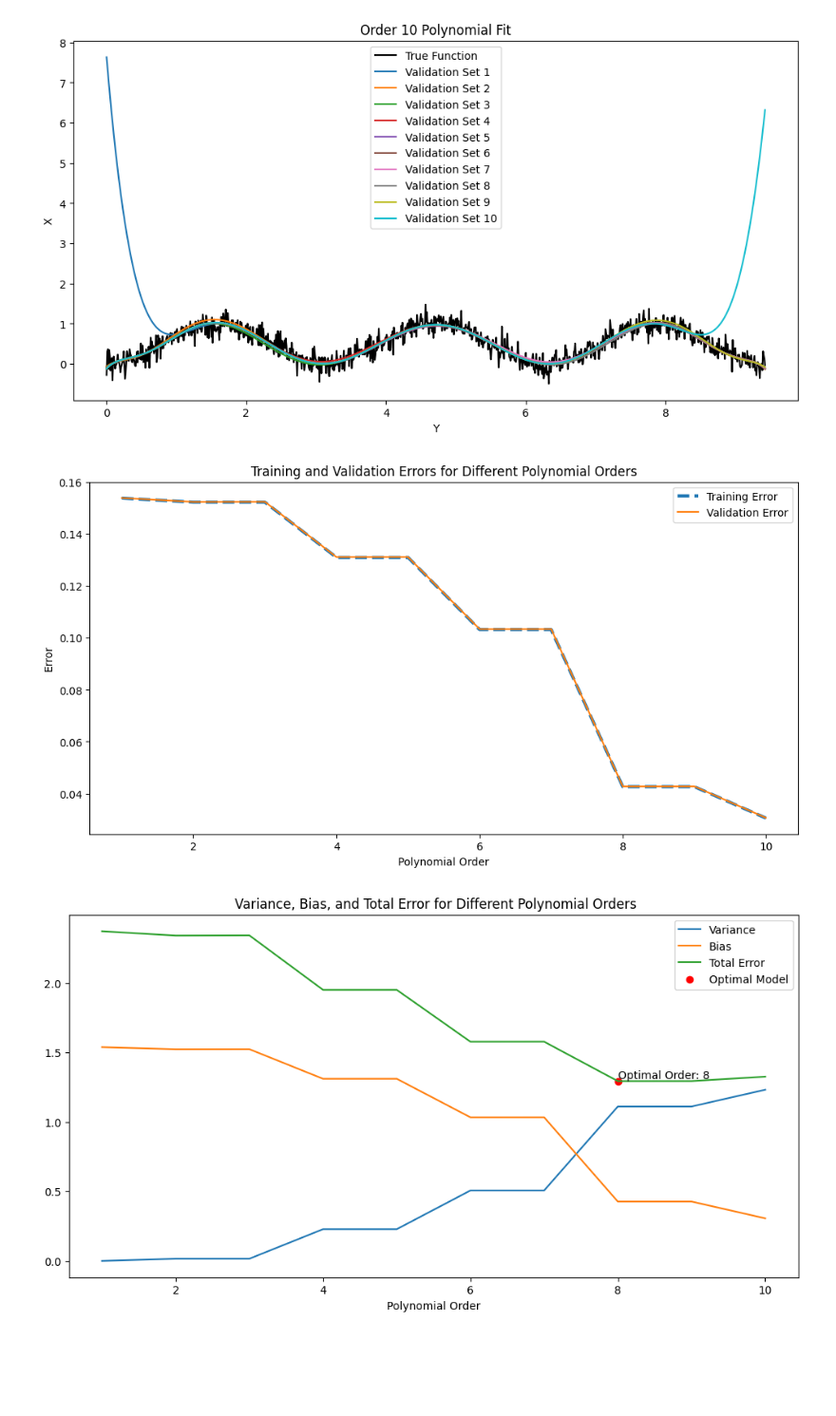
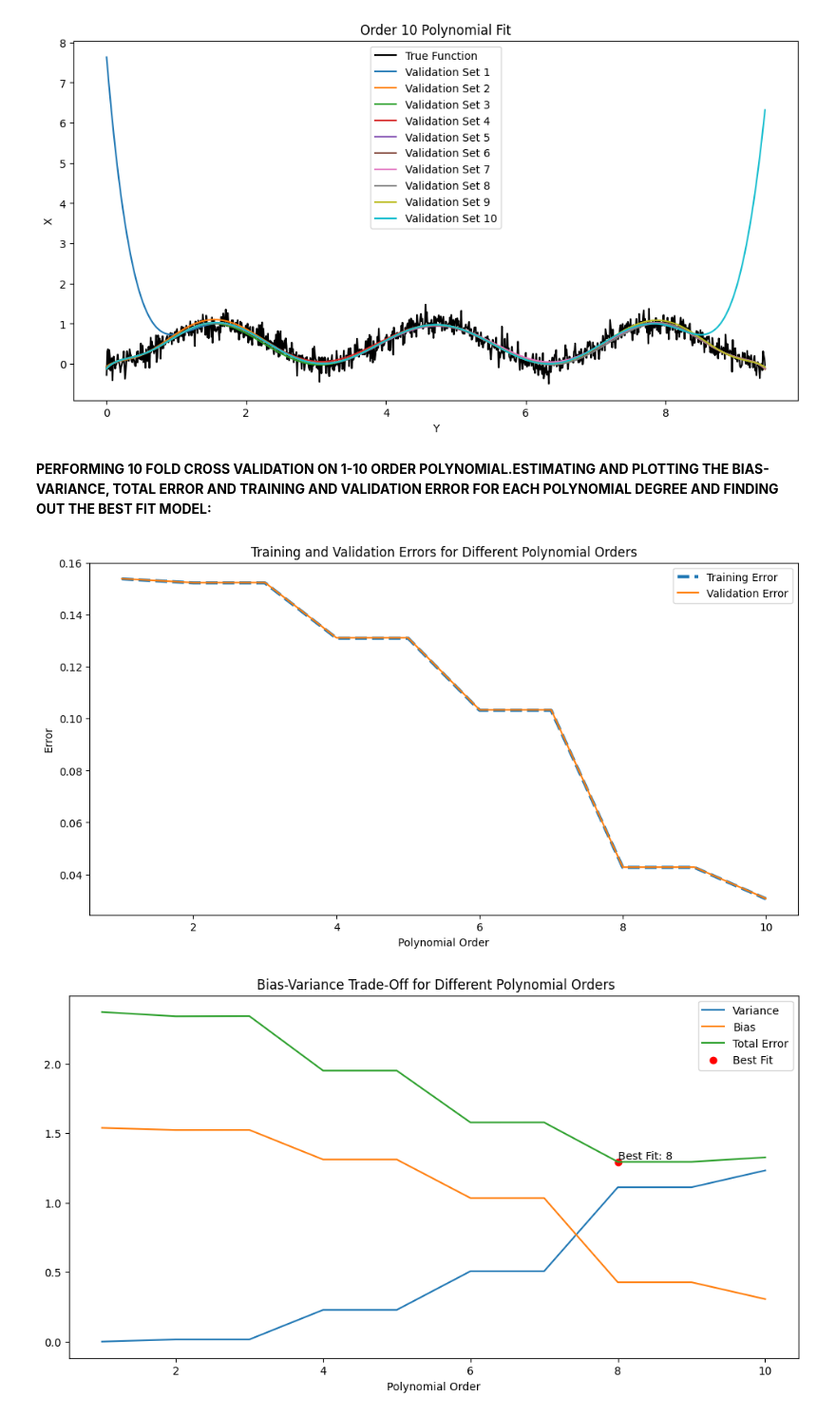
Before and after one commit to kohlisaurabhsagar/trignometricFunction-PolynomialFit, a Jupyter notebook: MLAssignmentPolynomialRegression.ipynb, the cells around one changed output. Shown at 95% size. Saved outputs shown, nothing was run; the diff lists cells and outputs as text; code cells hidden in the pictures; blank space fills up the shorter version.

```diff
--- a/MLAssignmentPolynomialRegression.ipynb
+++ b/MLAssignmentPolynomialRegression.ipynb
@@ -93,6 +103,8 @@ for order in range(1, 11):
 [figure]
 [figure]
 [figure]
+# %% [markdown]
+**PERFORMING 10 FOLD CROSS VALIDATION ON 1-10 ORDER POLYNOMIAL.ESTIMATING AND PLOTTING THE BIAS-VARIANCE, TOTAL ERROR AND TRAINING AND VALIDATION ERROR FOR EACH POLYNOMIAL DEGREE AND FINDING OUT THE BEST FIT MODEL:**
 # %%
 train_errors = []
 val_errors = []
@@ -148,34 +160,34 @@ avg_variances = np.mean(variances, axis=0)
 avg_biases = np.mean(biases, axis=0)
 avg_total_errors = np.mean(total_errors, axis=0)
 
 optimal_index = np.argmin(avg_total_errors)
 optimal_order = order_range[optimal_index]
 optimal_error = avg_total_errors[optimal_index]
 
 
 plt.figure(figsize=(12, 6))
 plt.plot(order_range, avg_train_errors, label='Training Error', linestyle='--', linewidth=3)
 plt.plot(order_range, avg_val_errors, label='Validation Error')
 plt.title('Training and Validation Errors for Different Polynomial Orders')
 plt.xlabel('Polynomial Order')
 plt.ylabel('Error')
 plt.legend()
 plt.show()
 
 
 
 plt.figure(figsize=(12, 6))
 plt.plot(order_range, avg_variances, label='Variance')
 plt.plot(order_range, avg_biases, label='Bias')
 plt.plot(order_range, avg_total_errors, label='Total Error')
-plt.scatter(optimal_order, optimal_error, color='red', label='Optimal Model')
-plt.title(' Variance, Bias, and Total Error for Different Polynomial Orders')
+plt.scatter(optimal_order, optimal_error, color='red', label='Best Fit')
+plt.title(' Bias-Variance Trade-Off for Different Polynomial Orders')
 plt.xlabel('Polynomial Order')
 plt.ylabel('')
 plt.legend()
-plt.text(optimal_order, np.min(avg_total_errors), f'Optimal Order: {optimal_order}',
+plt.text(optimal_order, np.min(avg_total_errors), f'Best Fit: {optimal_order}',
          verticalalignment='bottom', horizontalalignment='left')
 plt.show()
 # %% [output]
 [figure]
-[figure, old version]
+[figure, new version]
```
Also changed, not shown: parts of 7 cells of this notebook.
